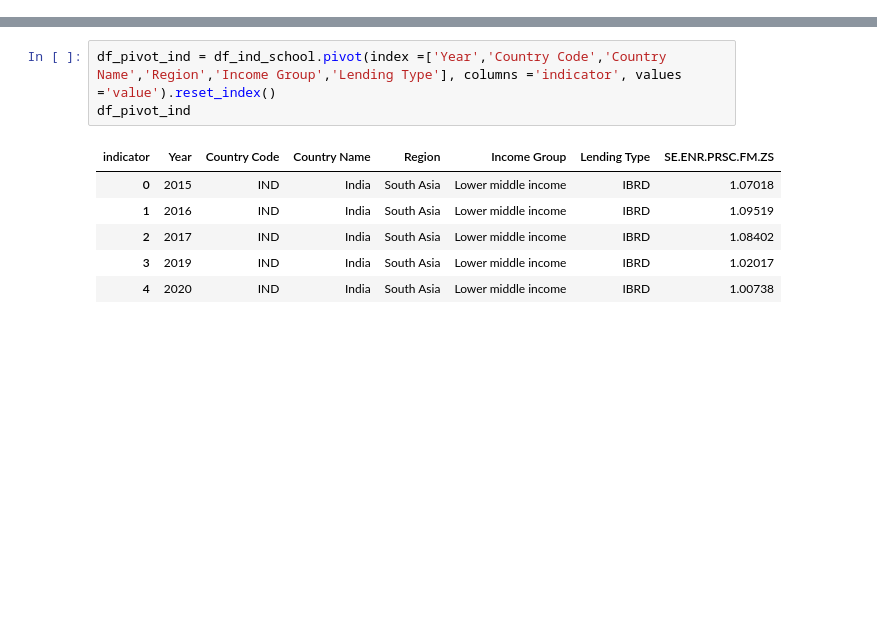
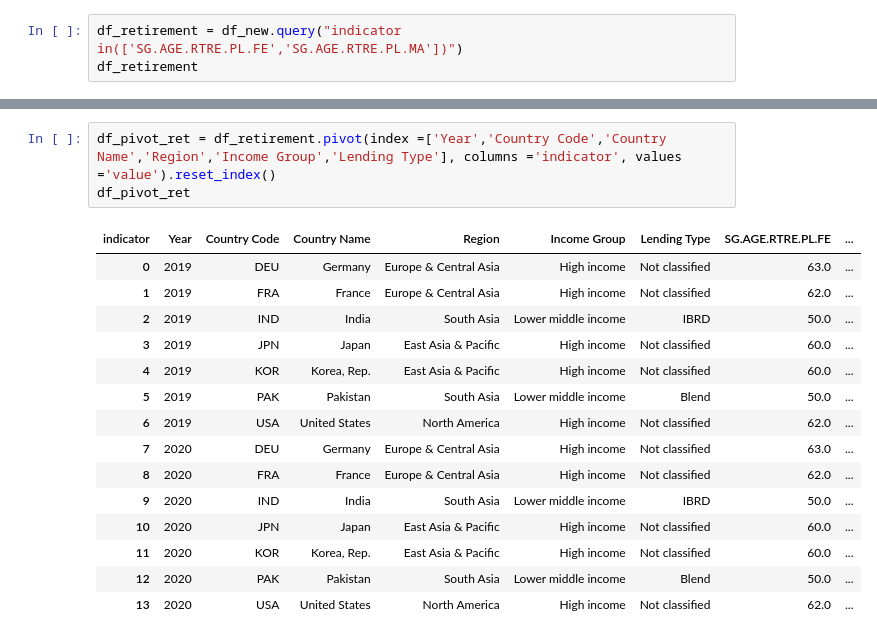
Before and after one commit to sruthib22/data690_Sruthi, a Jupyter notebook: Individual_project/Individual_project_Part_B_Draft.ipynb, the cells around one changed output, grey strips where cells are left out. Cells and saved outputs as stored; diff of their text form; blank space fills up the shorter version.

```diff
--- a/Individual_project/Individual_project_Part_B_Draft.ipynb
+++ b/Individual_project/Individual_project_Part_B_Draft.ipynb
@@ -197,0 +273,3 @@ df_ind_school
+# %%
+df_retirement = df_new.query("indicator in(['SG.AGE.RTRE.PL.FE','SG.AGE.RTRE.PL.MA'])")
+df_retirement
@@ -198,10 +294,19 @@ df_ind_school
 # %%
-df_pivot_ind = df_ind_school.pivot(index =['Year','Country Code','Country Name','Region','Income Group','Lending Type'], columns ='indicator', values ='value').reset_index()
-df_pivot_ind
+df_pivot_ret = df_retirement.pivot(index =['Year','Country Code','Country Name','Region','Income Group','Lending Type'], columns ='indicator', values ='value').reset_index()
+df_pivot_ret
 # %% [output]
-| indicator | Year | Country Code | Country Name | Region | Income Group | Lending Type | SE.ENR.PRSC.FM.ZS |
-| 0 | 2015 | IND | India | South Asia | Lower middle income | IBRD | 1.07018 |
-| 1 | 2016 | IND | India | South Asia | Lower middle income | IBRD | 1.09519 |
-| 2 | 2017 | IND | India | South Asia | Lower middle income | IBRD | 1.08402 |
-| 3 | 2019 | IND | India | South Asia | Lower middle income | IBRD | 1.02017 |
-| 4 | 2020 | IND | India | South Asia | Lower middle income | IBRD | 1.00738 |
+| indicator | Year | Country Code | Country Name | Region | Income Group | Lending Type | SG.AGE.RTRE.PL.FE | ... |
+| 0 | 2019 | DEU | Germany | Europe & Central Asia | High income | Not classified | 63.0 | ... |
+| 1 | 2019 | FRA | France | Europe & Central Asia | High income | Not classified | 62.0 | ... |
+| 2 | 2019 | IND | India | South Asia | Lower middle income | IBRD | 50.0 | ... |
+| 3 | 2019 | JPN | Japan | East Asia & Pacific | High income | Not classified | 60.0 | ... |
+| 4 | 2019 | KOR | Korea, Rep. | East Asia & Pacific | High income | Not classified | 60.0 | ... |
+| 5 | 2019 | PAK | Pakistan | South Asia | Lower middle income | Blend | 50.0 | ... |
+| 6 | 2019 | USA | United States | North America | High income | Not classified | 62.0 | ... |
+| 7 | 2020 | DEU | Germany | Europe & Central Asia | High income | Not classified | 63.0 | ... |
+| 8 | 2020 | FRA | France | Europe & Central Asia | High income | Not classified | 62.0 | ... |
+| 9 | 2020 | IND | India | South Asia | Lower middle income | IBRD | 50.0 | ... |
+| 10 | 2020 | JPN | Japan | East Asia & Pacific | High income | Not classified | 60.0 | ... |
+| 11 | 2020 | KOR | Korea, Rep. | East Asia & Pacific | High income | Not classified | 60.0 | ... |
+| 12 | 2020 | PAK | Pakistan | South Asia | Lower middle income | Blend | 50.0 | ... |
+| 13 | 2020 | USA | United States | North America | High income | Not classified | 62.0 | ... |
```
Also changed, not shown: parts of 36 cells of this notebook.
